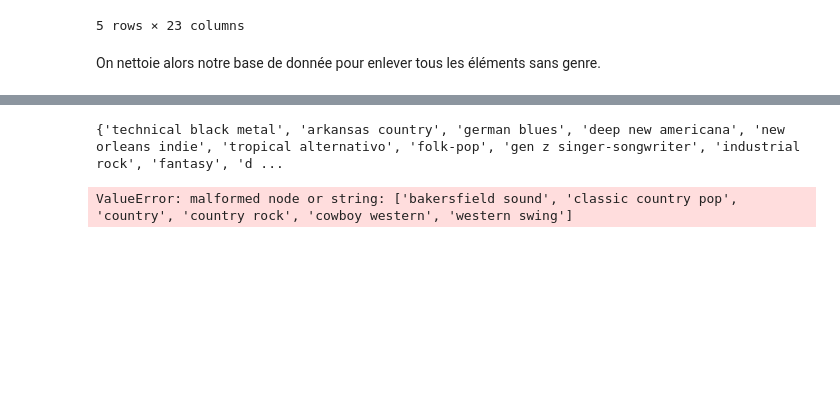
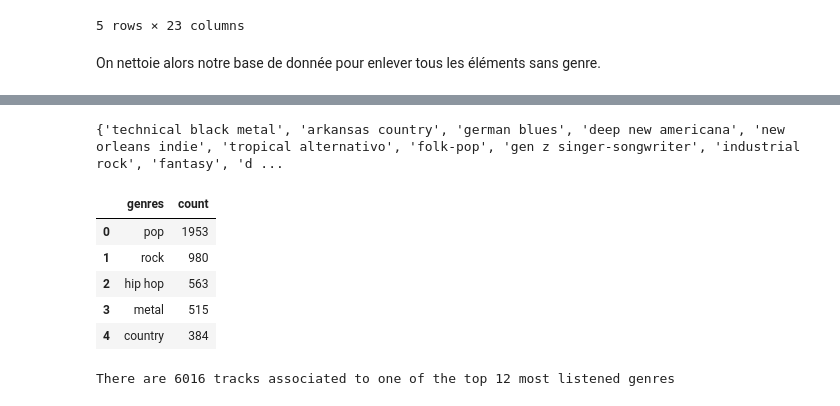
Before and after one commit to antoine-palazz/Python-pour-la-Data-Science, a Jupyter notebook: follow_me.ipynb, the cells around one changed output, grey strips where cells are left out. Drawn from its saved outputs; the diff is of its cells as text; code cells hidden in the pictures; blank space fills up the shorter version.

```diff
--- a/follow_me.ipynb
+++ b/follow_me.ipynb
@@ -366,11 +378,7 @@ def remake_genre_list(genre_list, dict):
     It will be used for each tracks' list of genres.
     """
     new_list = []
-    print(ast.literal_eval(genre_list))
-    for genre in ast.literal_eval(genre_list):
+    for genre in genre_list: #ast.literal_eval(genre_list):
         new_list += dict[genre]
-    print(new_list)
-    #if new_list == []:
-    #    return None
     most_frequent_genre = max(set(new_list), key=new_list.count)
     return most_frequent_genre
@@ -379,9 +389,20 @@ On crée une liste des genres présents. Puis on l'utilise pour obtenir le dicti
 # %%
-dict = reduce_genres_list(get_genres_list(df_cleaned))
-df_cleaned['genres'] = df_cleaned.apply(lambda row: remake_genre_list(row['genres'], dict), axis=1)
-print(df_cleaned.head())
-dataframe = df_cleaned['genres'].value_counts()
-dataframe.head()
+df_cleaned_copy = df_cleaned.copy()
+dict = reduce_genres_list(get_genres_list(df_cleaned_copy))
+df_cleaned_copy['genres'] = df_cleaned_copy.apply(lambda row: remake_genre_list(row['genres'], dict), axis=1)
+genres_occurrence = df_cleaned_copy['genres'].value_counts().reset_index()
+genres_occurrence.head()
 # %% [output]
 {'technical black metal', 'arkansas country', 'german blues', 'deep new americana', 'new orleans indie', 'tropical alternativo', 'folk-pop', 'gen z singer-songwriter', 'industrial rock', 'fantasy', 'd ...
-ValueError: malformed node or string: ['bakersfield sound', 'classic country pop', 'country', 'country rock', 'cowboy western', 'western swing']
+|  | genres | count |
+| 0 | pop | 1953 |
+| 1 | rock | 980 |
+| 2 | hip hop | 563 |
+| 3 | metal | 515 |
+| 4 | country | 384 |
+# %%
+saved_genres = genres_occurrence.iloc[:12, 0].tolist()
+df_filtered = df_cleaned_copy[df_cleaned_copy['genres'].isin(saved_genres)]
+print(f"There are {df_filtered.shape[0]} tracks associated to one of the top 12 most listened genres")
+# %% [output]
+There are 6016 tracks associated to one of the top 12 most listened genres
```
Also changed, not shown: parts of 20 cells of this notebook.
